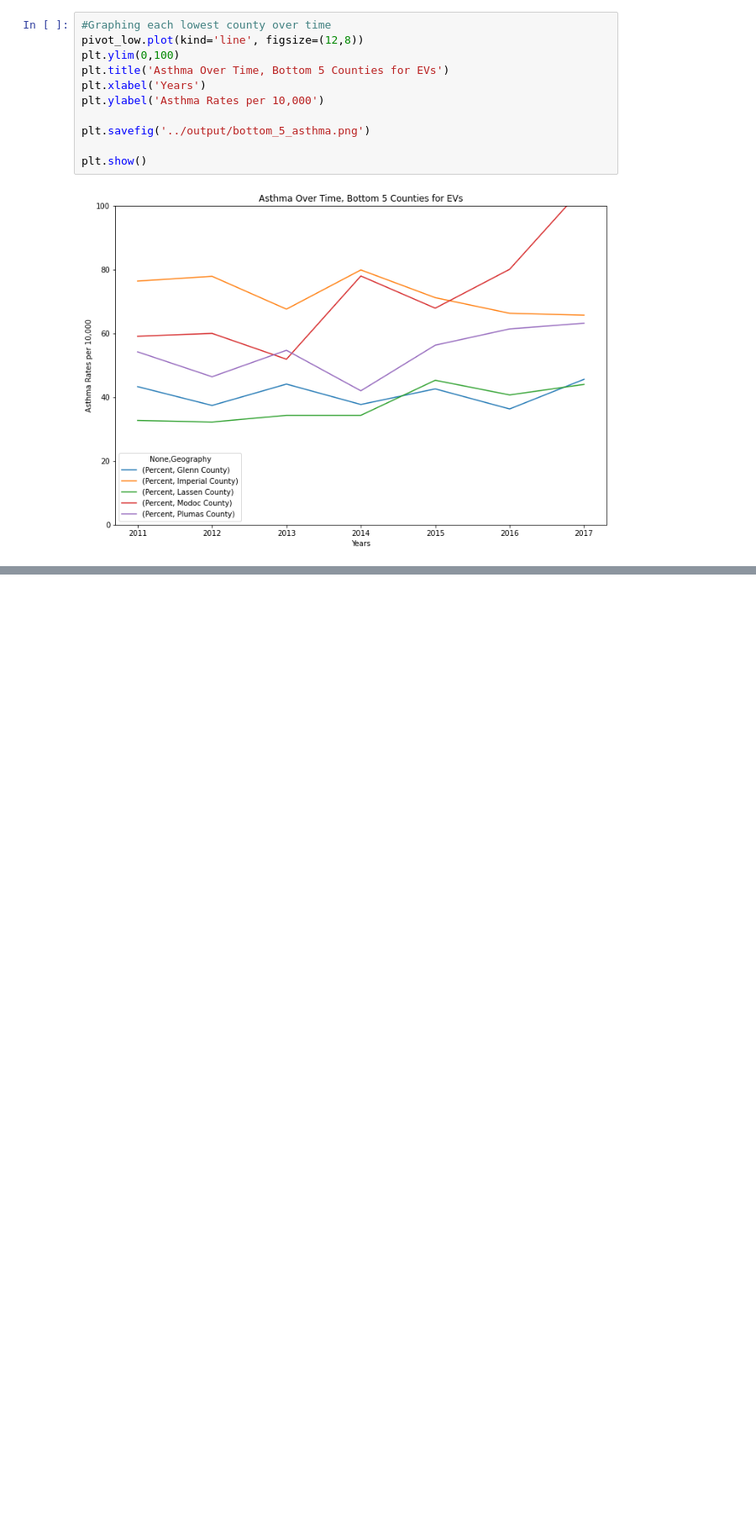
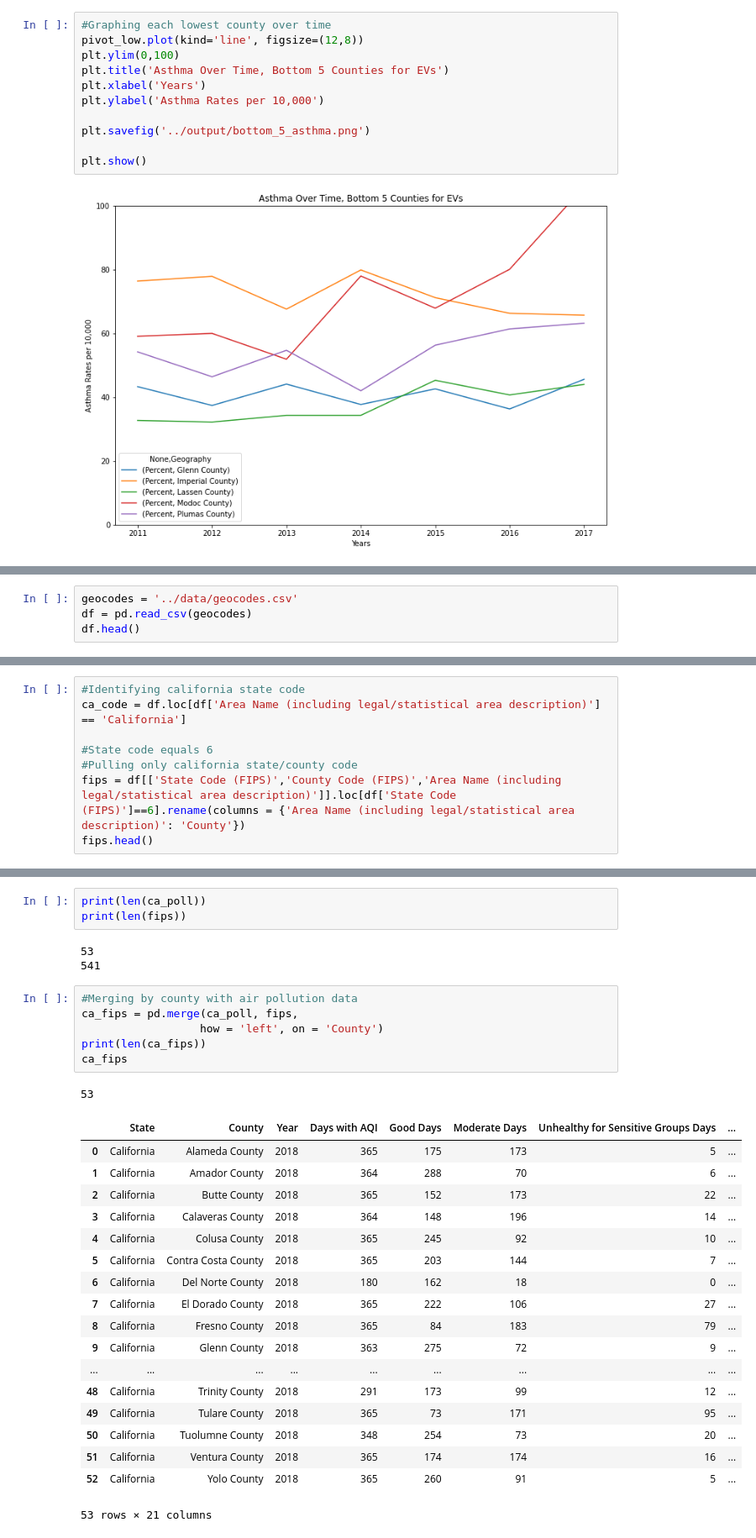
Before and after one commit to Megaexoplanet/electric_car_effects_pollution, a Jupyter notebook: code/ev.ipynb, the cells around one changed output, grey strips where cells are left out. Shown: that part at 84% size. Cells and saved outputs as stored; diff of their text form; blank space fills up the shorter version.

```diff
--- a/code/ev.ipynb
+++ b/code/ev.ipynb
@@ -356,0 +396,4 @@ plt.show()
+# %%
+geocodes = '../data/geocodes.csv'
+df = pd.read_csv(geocodes)
+df.head()
@@ -356,0 +407,8 @@ plt.show()
+# %%
+#Identifying california state code
+ca_code = df.loc[df['Area Name (including legal/statistical area description)'] == 'California']
+
+#State code equals 6
+#Pulling only california state/county code
+fips = df[['State Code (FIPS)','County Code (FIPS)','Area Name (including legal/statistical area description)']].loc[df['State Code (FIPS)']==6].rename(columns = {'Area Name (including legal/statistical area description)': 'County'})
+fips.head()
@@ -356,0 +457,32 @@ plt.show()
+# %%
+print(len(ca_poll))
+print(len(fips))
+# %% [output]
+53
+541
+# %%
+#Merging by county with air pollution data
+ca_fips = pd.merge(ca_poll, fips,
+                  how = 'left', on = 'County')
+print(len(ca_fips))
+ca_fips
+# %% [output]
+53
+|  | State | County | Year | Days with AQI | Good Days | Moderate Days | Unhealthy for Sensitive Groups Days | ... |
+| 0 | California | Alameda County | 2018 | 365 | 175 | 173 | 5 | ... |
+| 1 | California | Amador County | 2018 | 364 | 288 | 70 | 6 | ... |
+| 2 | California | Butte County | 2018 | 365 | 152 | 173 | 22 | ... |
+| 3 | California | Calaveras County | 2018 | 364 | 148 | 196 | 14 | ... |
+| 4 | California | Colusa County | 2018 | 365 | 245 | 92 | 10 | ... |
+| 5 | California | Contra Costa County | 2018 | 365 | 203 | 144 | 7 | ... |
+| 6 | California | Del Norte County | 2018 | 180 | 162 | 18 | 0 | ... |
+| 7 | California | El Dorado County | 2018 | 365 | 222 | 106 | 27 | ... |
+| 8 | California | Fresno County | 2018 | 365 | 84 | 183 | 79 | ... |
+| 9 | California | Glenn County | 2018 | 363 | 275 | 72 | 9 | ... |
+| ... | ... | ... | ... | ... | ... | ... | ... | ... |
+| 48 | California | Trinity County | 2018 | 291 | 173 | 99 | 12 | ... |
+| 49 | California | Tulare County | 2018 | 365 | 73 | 171 | 95 | ... |
+| 50 | California | Tuolumne County | 2018 | 348 | 254 | 73 | 20 | ... |
+| 51 | California | Ventura County | 2018 | 365 | 174 | 174 | 16 | ... |
+| 52 | California | Yolo County | 2018 | 365 | 260 | 91 | 5 | ... |
+53 rows × 21 columns
```
Also changed, not shown: parts of 6 cells of this notebook, 1 other file.
